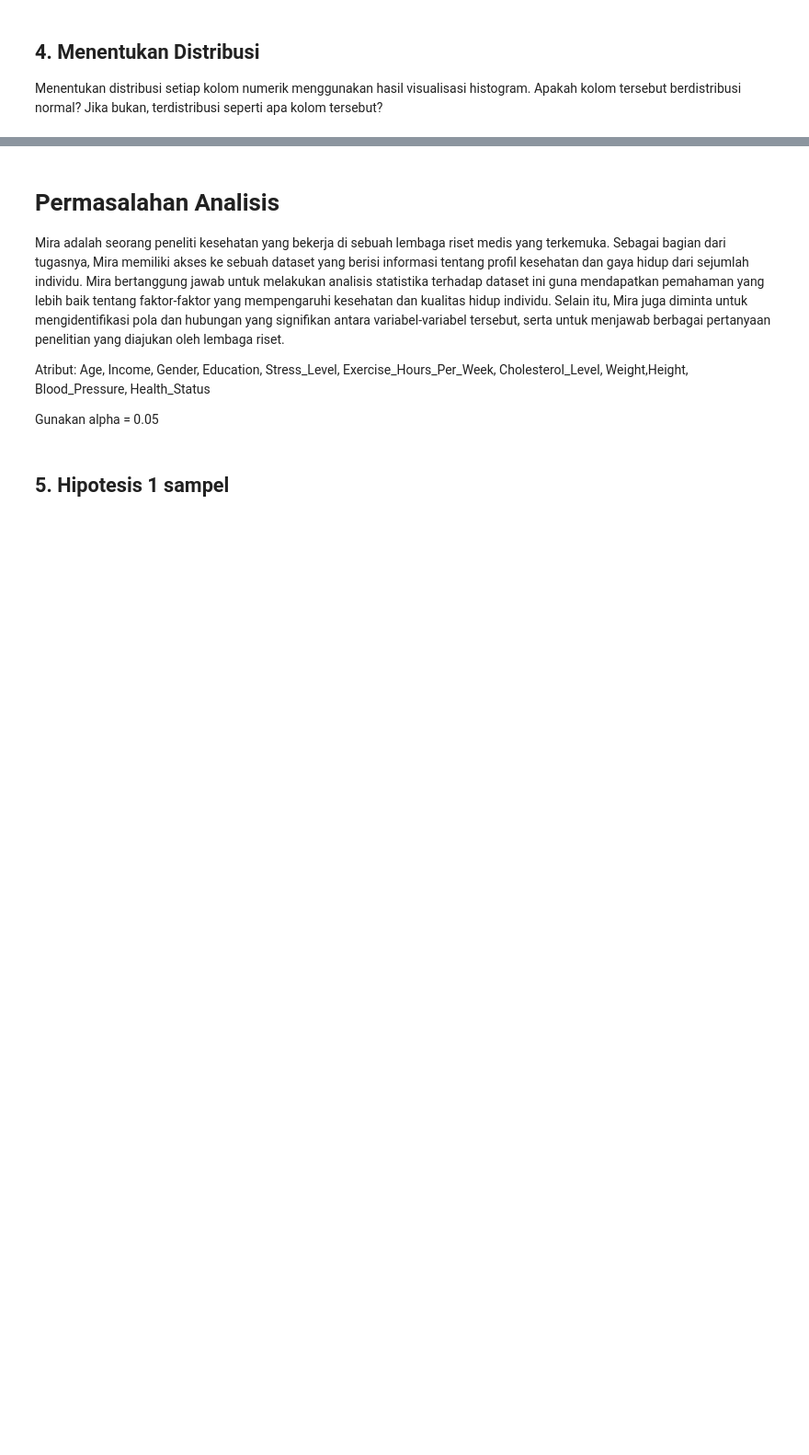
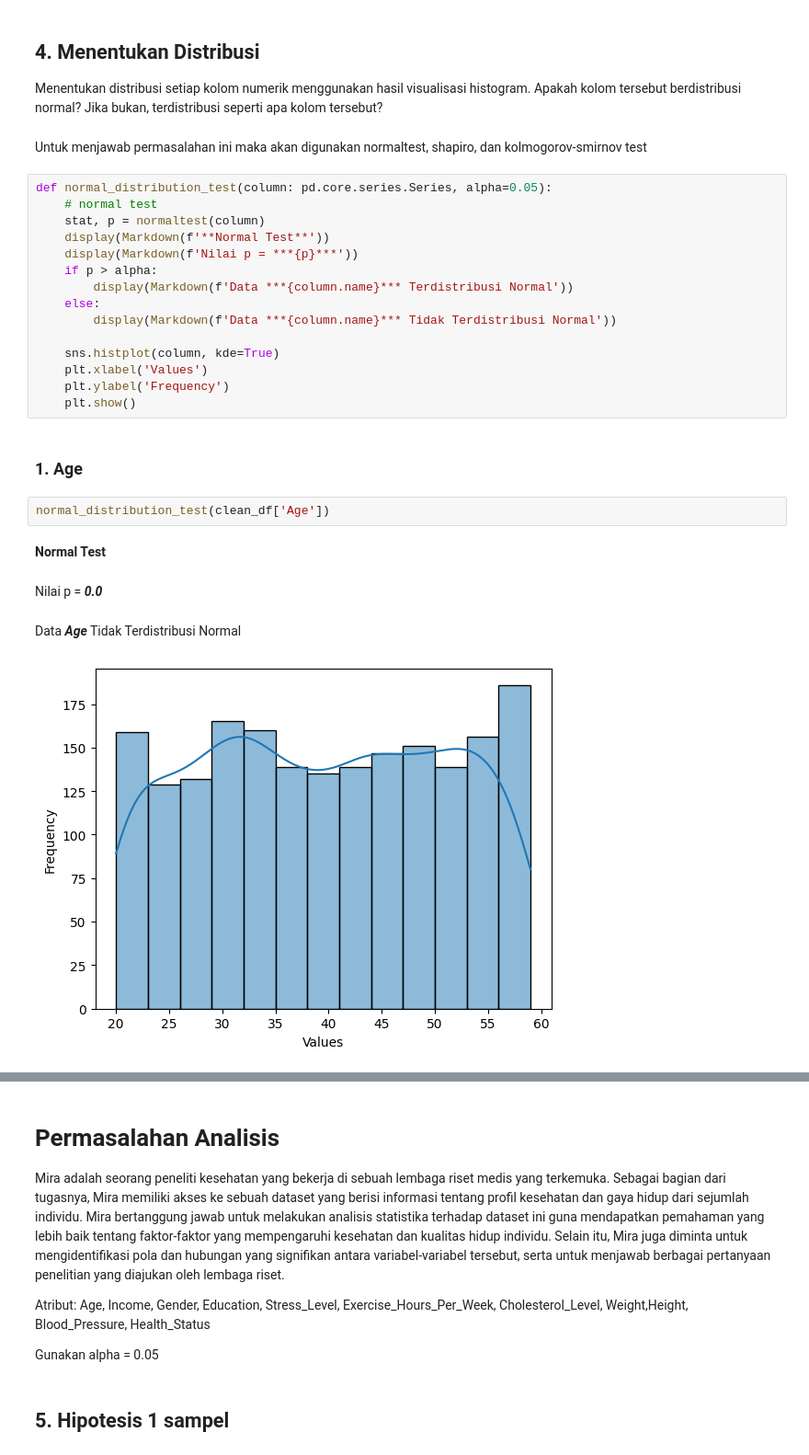
Before and after one commit to Farhannr28/K01-IF2220-13522037-13522039, a Jupyter notebook: Tugas_Besar_Probstat.ipynb, the cells around one changed output, grey strips where cells are left out. Shown: that part at 92% size. Cells and saved outputs as stored; diff of their text form; blank space fills up the shorter version.

```diff
--- a/Tugas_Besar_Probstat.ipynb
+++ b/Tugas_Besar_Probstat.ipynb
@@ -398,3 +399,29 @@ distribution_plot(clean_df['Weight'])
 # %% [markdown]
 ## **4. Menentukan Distribusi**
 Menentukan distribusi setiap kolom numerik menggunakan hasil visualisasi histogram. Apakah kolom tersebut berdistribusi normal? Jika bukan, terdistribusi seperti apa kolom tersebut?
+# %% [markdown]
+Untuk menjawab permasalahan ini maka akan digunakan normaltest, shapiro, dan kolmogorov-smirnov test
+# %%
+def normal_distribution_test(column: pd.core.series.Series, alpha=0.05):
+    # normal test
+    stat, p = normaltest(column)
+    display(Markdown(f'**Normal Test**'))
+    display(Markdown(f'Nilai p = ***{p}***'))
+    if p > alpha:
+        display(Markdown(f'Data ***{column.name}*** Terdistribusi Normal'))
+    else:
+        display(Markdown(f'Data ***{column.name}*** Tidak Terdistribusi Normal'))
+
+    sns.histplot(column, kde=True)
+    plt.xlabel('Values')
+    plt.ylabel('Frequency')
+    plt.show()
+# %% [markdown]
+### **1. Age**
+# %%
+normal_distribution_test(clean_df['Age'])
+# %% [output]
+**Normal Test**
+Nilai p = ***0.0***
+Data ***Age*** Tidak Terdistribusi Normal
+[figure, added]
```
Also changed, not shown: parts of 21 cells of this notebook.
